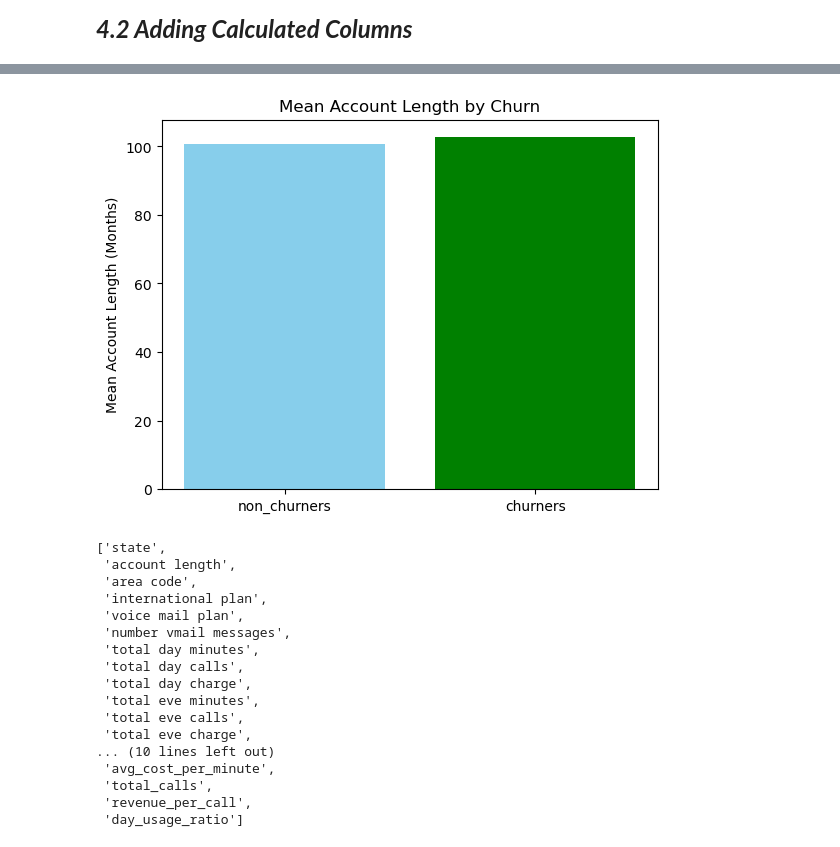
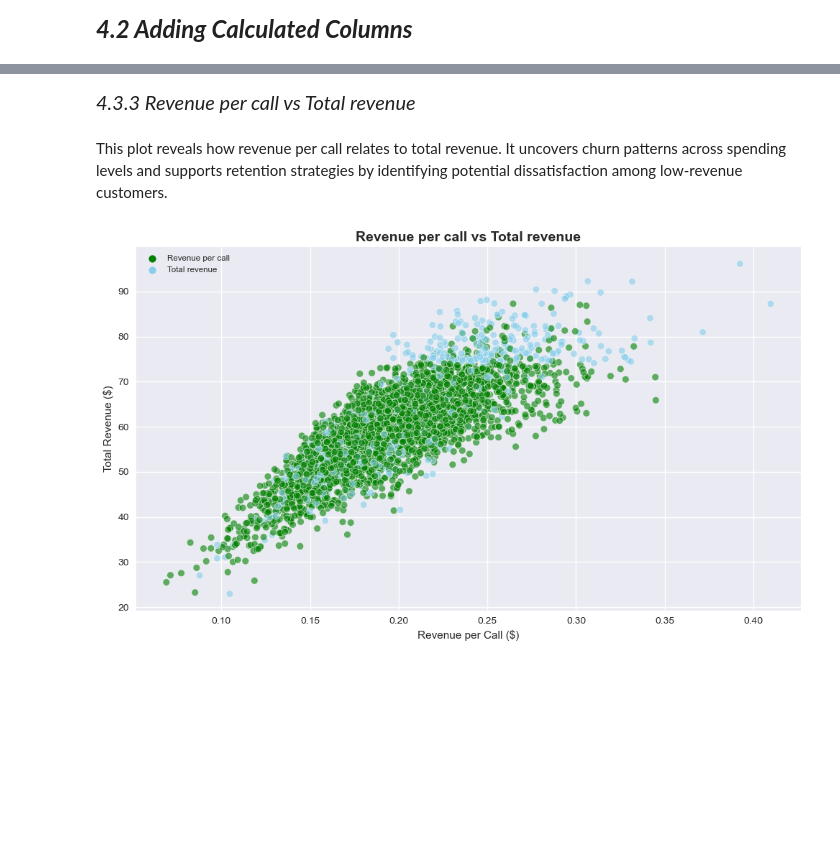
Before and after one commit to EAlmadi/Phase3_project, a Jupyter notebook: Syriatel.ipynb, the cells around one changed output, grey strips where cells are left out. Saved outputs shown, nothing was run; the diff lists cells and outputs as text; code cells hidden in the pictures; blank space fills up the shorter version.

```diff
--- a/Syriatel.ipynb
+++ b/Syriatel.ipynb
@@ -294,32 +327,30 @@ plt.show
-# %%
-#Which customers are likely to churn? Based on account length
-churners = Syriatel_data[Syriatel_data['churn'] == 1]['account length']
-non_churners = Syriatel_data[Syriatel_data['churn'] == 0]['account length']
-mean_account_length = Syriatel_data.groupby('churn')['account length'].mean()
-
-plt.bar(['non_churners','churners'],mean_account_length,color=['skyblue','green'])
-plt.ylabel('Mean Account Length (Months)')
-plt.title('Mean Account Length by Churn')
-plt.show()
-# %% [output]
-[figure, removed]
-# %%
-Syriatel_data.columns.tolist()
-# %% [output]
-['state',
- 'account length',
- 'area code',
- 'international plan',
- 'voice mail plan',
- 'number vmail messages',
- 'total day minutes',
- 'total day calls',
- 'total day charge',
- 'total eve minutes',
- 'total eve calls',
- 'total eve charge',
-... (10 lines left out)
- 'avg_cost_per_minute',
- 'total_calls',
- 'revenue_per_call',
- 'day_usage_ratio']
+# %% [markdown]
+*<span style="font-size: 20px;">4.3.3 Revenue per call vs Total revenue</span>*
+# %% [markdown]
+This plot reveals how revenue per call relates to total revenue. It uncovers churn patterns across spending levels and supports retention strategies by identifying potential dissatisfaction among low-revenue customers.
+# %%
+# Plot size
+plt.figure(figsize=(10, 6))
+
+# color palete
+custom_palette = {0: 'green', 1: 'skyblue'}
+
+# Type of plot
+sns.scatterplot(data=Syriatel_data, x='revenue_per_call', y='total_revenue',
+                hue='churn', palette=custom_palette, alpha=0.6)
+
+# Plotting the axes
+plt.xlabel('Revenue per Call ($)')
+plt.ylabel('Total Revenue ($)')
+plt.title('Revenue per call vs Total revenue', fontsize=14, fontweight='bold')
+
+# Legend
+handles, labels = plt.gca().get_legend_handles_labels()
+plt.legend(handles=handles, labels=['Revenue per call', 'Total revenue'],
+           loc='upper left', fontsize='small')
+
+plt.grid(True)
+plt.tight_layout()
+plt.show()
+# %% [output]
+[figure, added]
```
Also changed, not shown: parts of 22 cells of this notebook.
